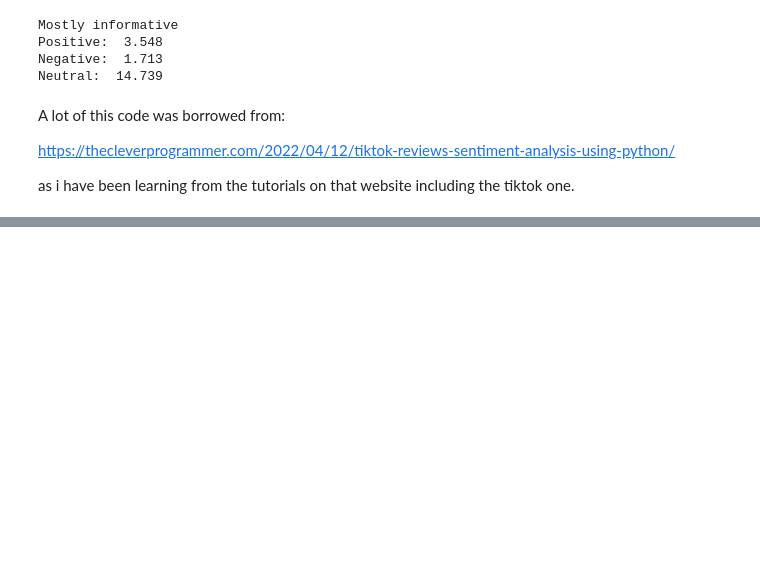
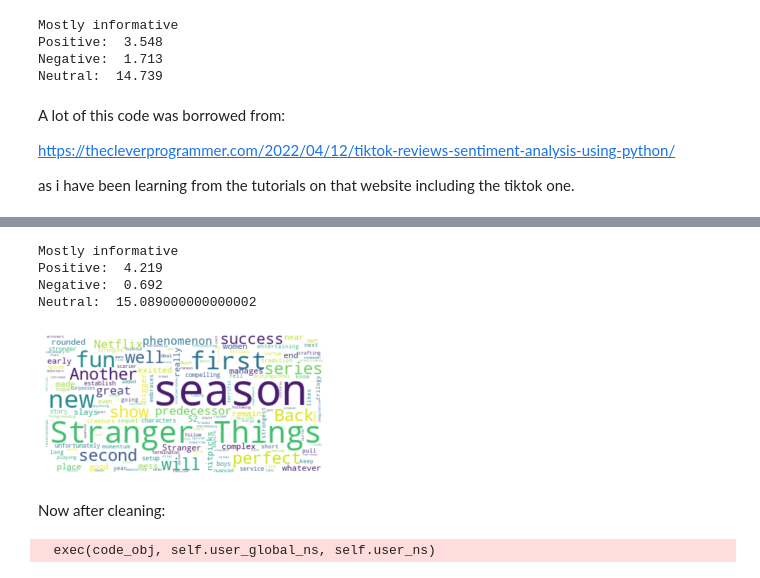
Before and after one commit to Arch200/StrangerThingsComparison, a Jupyter notebook: TheStrangerThingsProject.ipynb, the cells around one changed output, grey strips where cells are left out. Cells and saved outputs as stored; diff of their text form; code cells hidden in the pictures; blank space fills up the shorter version.

```diff
--- a/TheStrangerThingsProject.ipynb
+++ b/TheStrangerThingsProject.ipynb
@@ -307,0 +344,3 @@ as i have been learning from the tutorials on that website including the tiktok
+# %%
+dataS2 = pd.read_csv("reviewsS2.csv", error_bad_lines=False,engine="python")
+print(dataS2.head())
@@ -307,0 +355,6 @@ as i have been learning from the tutorials on that website including the tiktok
+# %%
+sentiments = SentimentIntensityAnalyzer()
+dataS2["Positive"] = [sentiments.polarity_scores(i)["pos"] for i in dataS2["Reviews"]]
+dataS2["Negative"] = [sentiments.polarity_scores(i)["neg"] for i in dataS2["Reviews"]]
+dataS2["Neutral"] = [sentiments.polarity_scores(i)["neu"] for i in dataS2["Reviews"]]
+print(dataS2.head())
@@ -307,0 +375,40 @@ as i have been learning from the tutorials on that website including the tiktok
+# %%
+x = sum(dataS2["Positive"])
+y = sum(dataS2["Negative"])
+z = sum(dataS2["Neutral"])
+
+def sentiment_score(a, b, c):
+    if (a>b) and (a>c):
+        print("Mostly Positive Wording")
+    elif (b>a) and (b>c):
+        print("Mostly Negative Wording ")
+    else:
+        print("Mostly informative")
+sentiment_score(x, y, z)
+
+print("Positive: ", x)
+print("Negative: ", y)
+print("Neutral: ", z)
+# %% [output]
+Mostly informative
+Positive:  4.219
+Negative:  0.692
+Neutral:  15.089000000000002
+# %%
+text = " ".join(i for i in dataS2.Reviews)
+
+stopwords = set(STOPWORDS)
+wordcloud = WordCloud(stopwords=stopwords, background_color="white").generate(text)
+plt.figure( figsize=(5,5))
+plt.imshow(wordcloud, interpolation='bilinear')
+plt.axis("off")
+plt.show()
+# %% [output]
+[figure, added]
+# %% [markdown]
+Now after cleaning:
+# %%
+dataS2 = pd.read_csv("reviewsS2.csv", error_bad_lines=False,engine="python")
+dataS2["Reviews"] = dataS2["Reviews"].apply(clean)
+# %% [output]
+  exec(code_obj, self.user_global_ns, self.user_ns)
```
Also changed, not shown: parts of 8 cells of this notebook.
